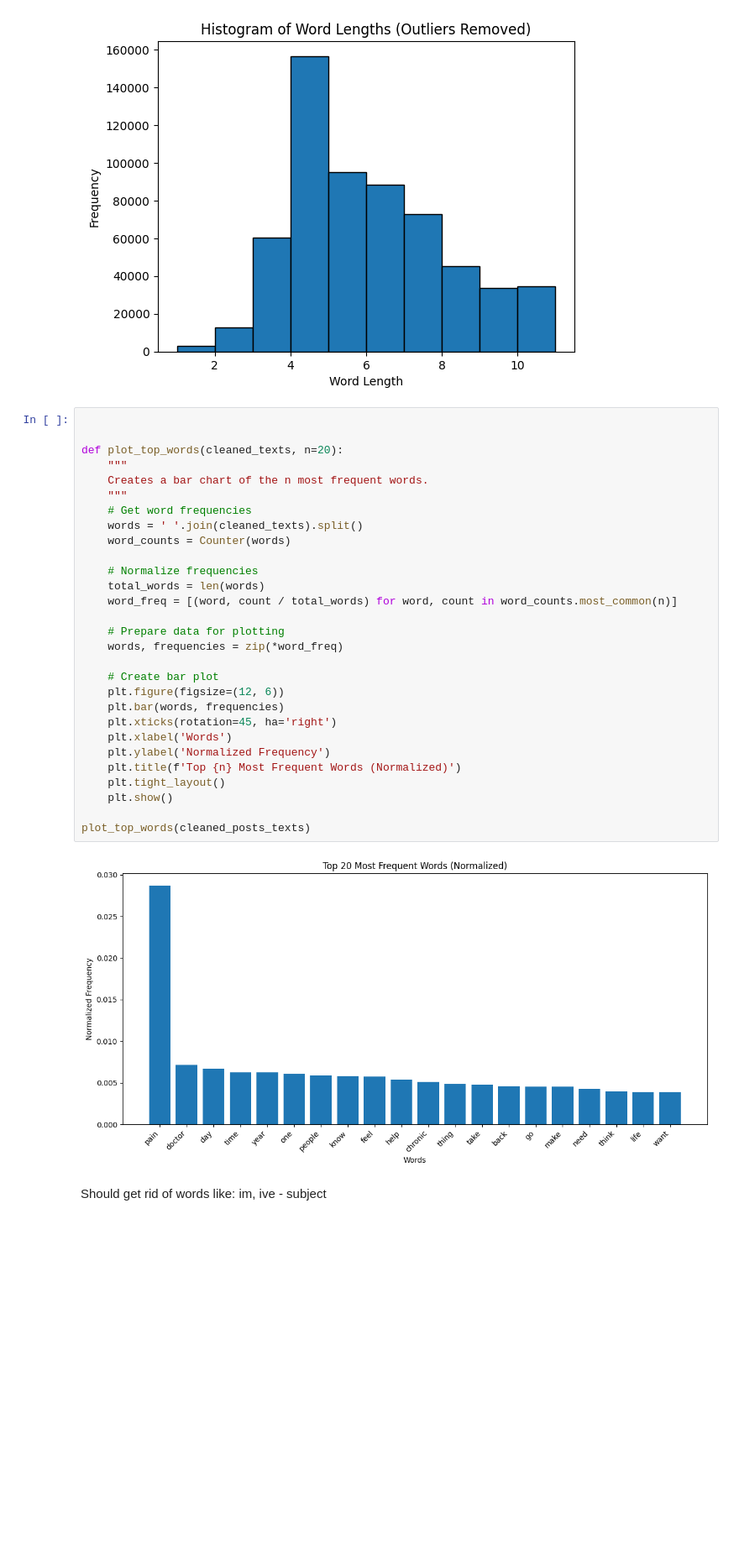
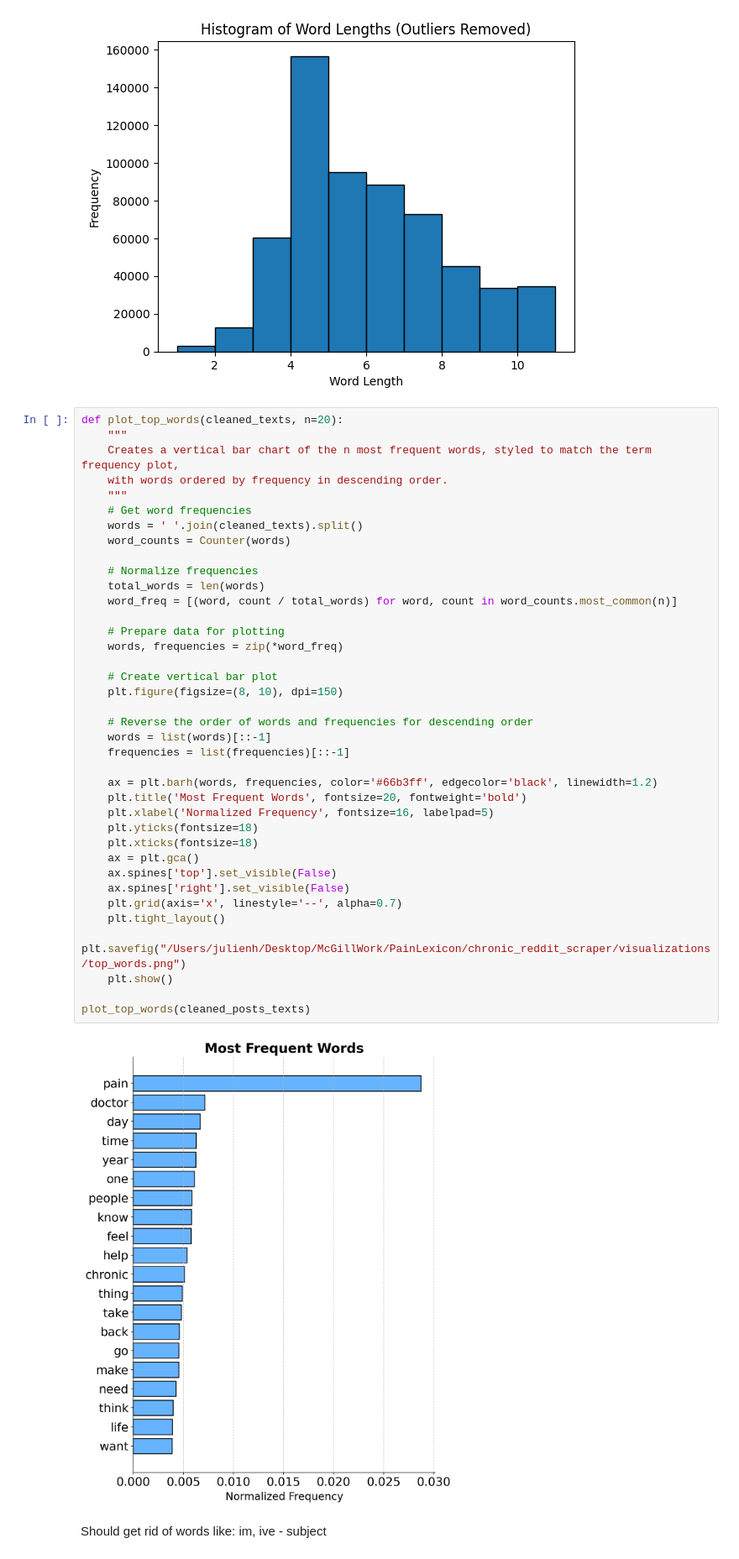
Before and after one commit to JewelsHovan/chronic_reddit_scraper, a Jupyter notebook: analysis/post_analysis.ipynb, the cells around one changed output. Shown at 84% size. Drawn from its saved outputs; the diff is of its cells as text; blank space fills up the shorter version.

```diff
--- a/analysis/post_analysis.ipynb
+++ b/analysis/post_analysis.ipynb
@@ -163,36 +168,45 @@ plot_word_length_histogram(cleaned_posts_texts)
 # %% [output]
 [figure]
 # %%
-
-
 def plot_top_words(cleaned_texts, n=20):
     """
-    Creates a bar chart of the n most frequent words.
+    Creates a vertical bar chart of the n most frequent words, styled to match the term frequency plot,
+    with words ordered by frequency in descending order.
     """
     # Get word frequencies
     words = ' '.join(cleaned_texts).split()
     word_counts = Counter(words)
 
     # Normalize frequencies
     total_words = len(words)
     word_freq = [(word, count / total_words) for word, count in word_counts.most_common(n)]
 
     # Prepare data for plotting
     words, frequencies = zip(*word_freq)
 
-    # Create bar plot
-    plt.figure(figsize=(12, 6))
-    plt.bar(words, frequencies)
-    plt.xticks(rotation=45, ha='right')
-    plt.xlabel('Words')
-    plt.ylabel('Normalized Frequency')
-    plt.title(f'Top {n} Most Frequent Words (Normalized)')
+    # Create vertical bar plot
+    plt.figure(figsize=(8, 10), dpi=150)
+
+    # Reverse the order of words and frequencies for descending order
+    words = list(words)[::-1]
+    frequencies = list(frequencies)[::-1]
+
+    ax = plt.barh(words, frequencies, color='#66b3ff', edgecolor='black', linewidth=1.2)
+    plt.title('Most Frequent Words', fontsize=20, fontweight='bold')
+    plt.xlabel('Normalized Frequency', fontsize=16, labelpad=5)
+    plt.yticks(fontsize=18)
+    plt.xticks(fontsize=18)
+    ax = plt.gca()
+    ax.spines['top'].set_visible(False)
+    ax.spines['right'].set_visible(False)
+    plt.grid(axis='x', linestyle='--', alpha=0.7)
     plt.tight_layout()
+    plt.savefig("/Users/julienh/Desktop/McGillWork/PainLexicon/chronic_reddit_scraper/visualizations/top_words.png")
     plt.show()
 
 plot_top_words(cleaned_posts_texts)
 # %% [output]
-[figure, old version]
+[figure, new version]
 # %% [markdown]
 Should get rid of words like: im, ive - subject
 # %%
```
Also changed, not shown: parts of 7 cells of this notebook, 9 other files.
